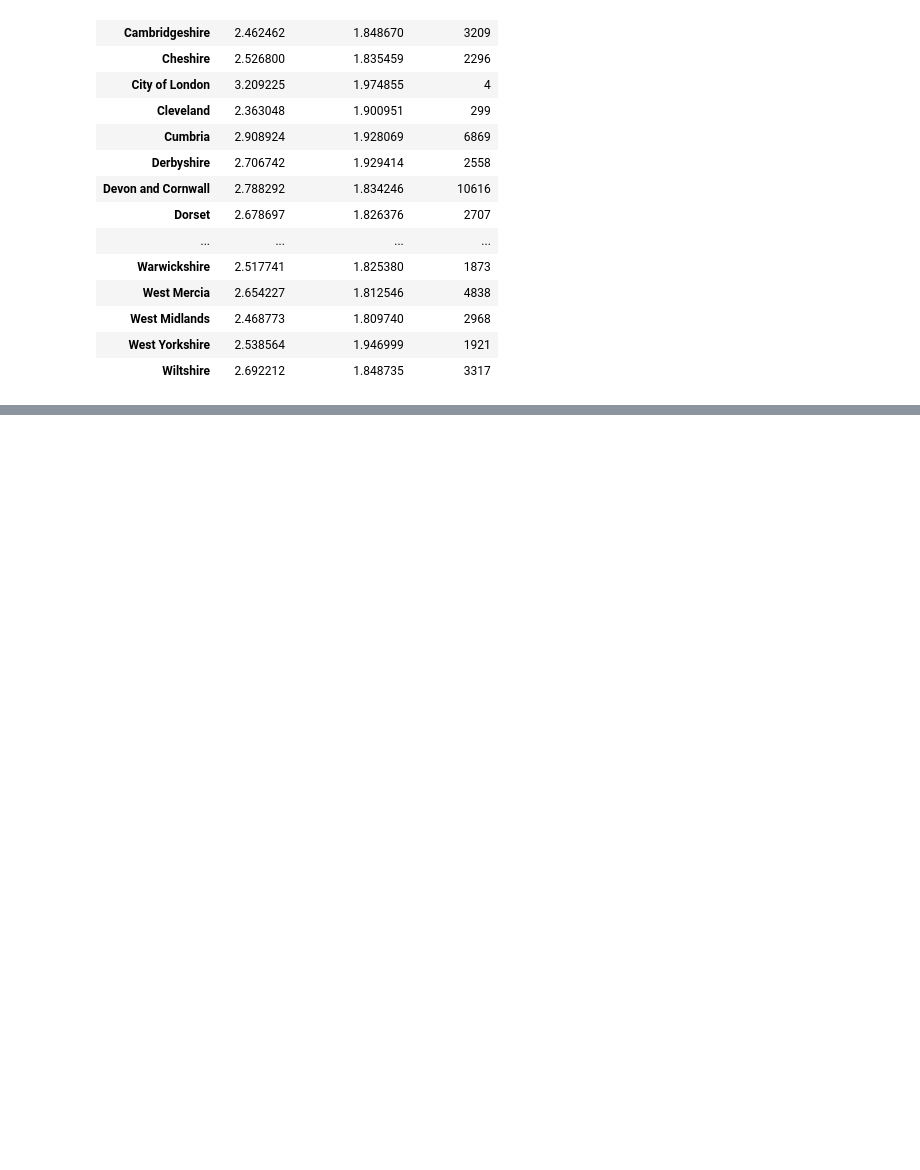
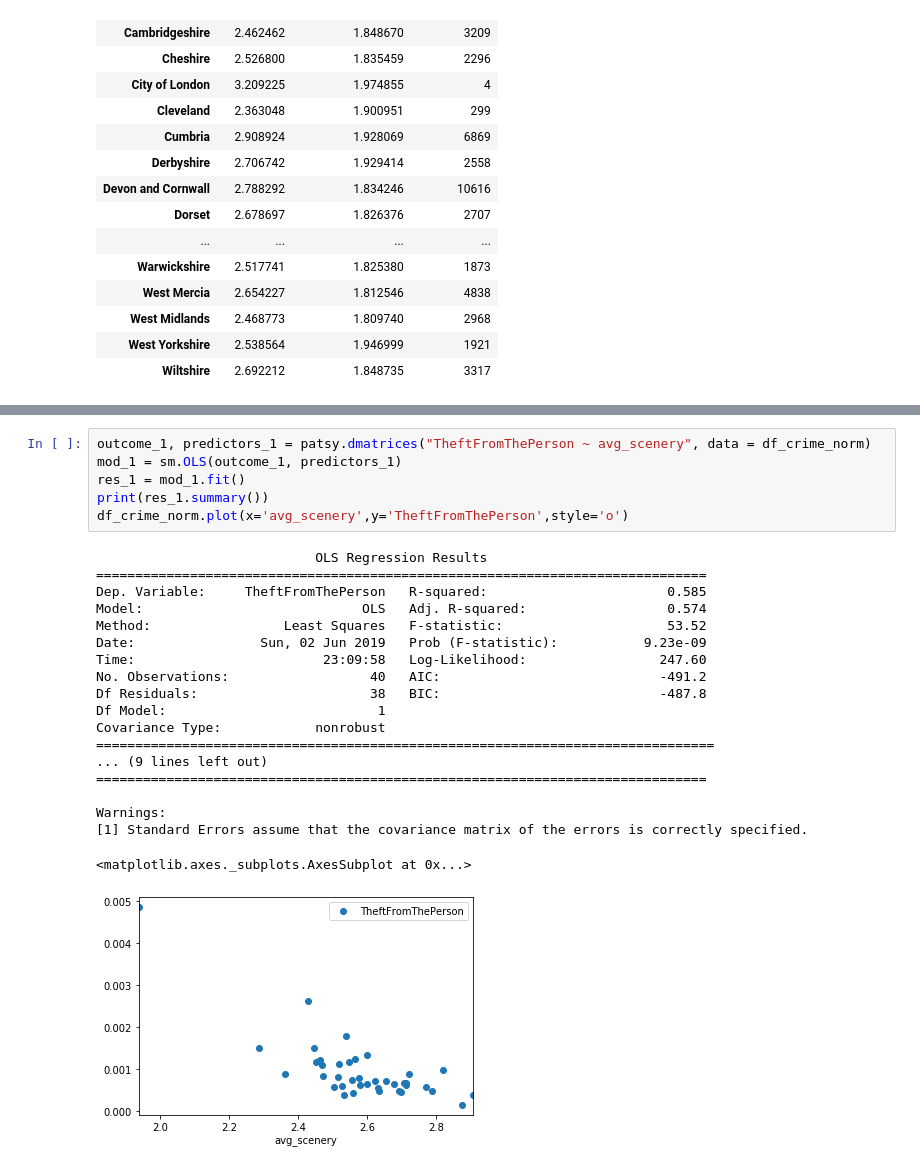
Before and after one commit to YunanAZ/Impact-of-Scenery-on-Regional-Crime-Rates-and-Citizen-Wealth, a Jupyter notebook: src/FinalProject.ipynb, the cells around one changed output, grey strips where cells are left out. Drawn from its saved outputs; the diff is of its cells as text; blank space fills up the shorter version.

```diff
--- a/src/FinalProject.ipynb
+++ b/src/FinalProject.ipynb
@@ -96,0 +237,26 @@ df_rate_mean['Rating'].plot(figsize=(15, 5),kind='bar')
+# %%
+outcome_1, predictors_1 = patsy.dmatrices("TheftFromThePerson ~ avg_scenery", data = df_crime_norm)
+mod_1 = sm.OLS(outcome_1, predictors_1)
+res_1 = mod_1.fit()
+print(res_1.summary())
+df_crime_norm.plot(x='avg_scenery',y='TheftFromThePerson',style='o')
+# %% [output]
+                            OLS Regression Results
+==============================================================================
+Dep. Variable:     TheftFromThePerson   R-squared:                       0.585
+Model:                            OLS   Adj. R-squared:                  0.574
+Method:                 Least Squares   F-statistic:                     53.52
+Date:                Sun, 02 Jun 2019   Prob (F-statistic):           9.23e-09
+Time:                        23:09:58   Log-Likelihood:                 247.60
+No. Observations:                  40   AIC:                            -491.2
+Df Residuals:                      38   BIC:                            -487.8
+Df Model:                           1
+Covariance Type:            nonrobust
+===============================================================================
+... (9 lines left out)
+==============================================================================
+
+Warnings:
+[1] Standard Errors assume that the covariance matrix of the errors is correctly specified.
+<matplotlib.axes._subplots.AxesSubplot at 0x...>
+[figure, added]
```
Also changed, not shown: parts of 44 cells of this notebook, 14 other files.
